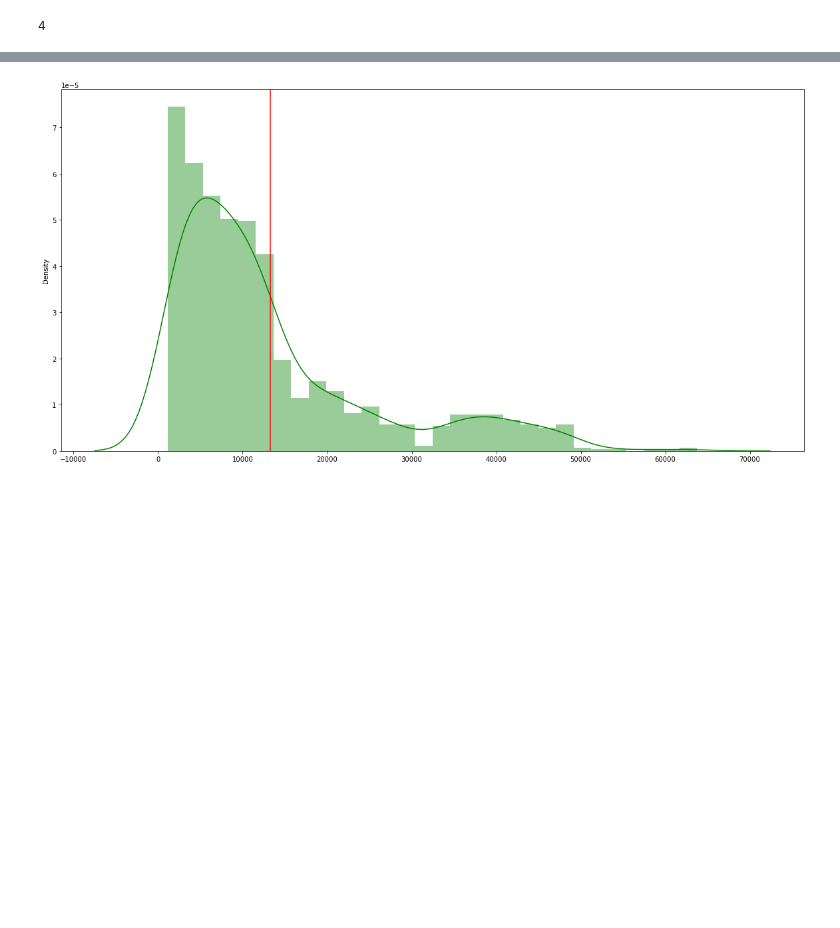
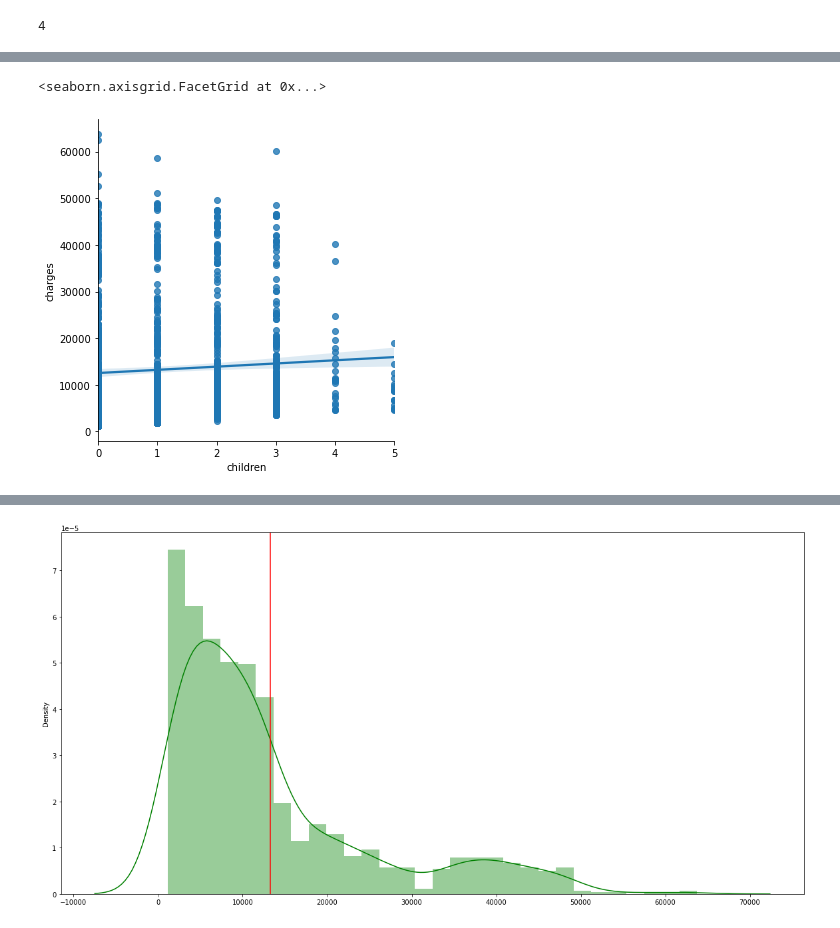
Before and after one commit to JosephMutua/Data_Science_insurance_price_prediction, a Jupyter notebook: feature engineering.ipynb, the cells around one changed output, grey strips where cells are left out. Drawn from its saved outputs; the diff is of its cells as text; code cells hidden in the pictures; blank space fills up the shorter version.

```diff
--- a/feature engineering.ipynb
+++ b/feature engineering.ipynb
@@ -38,0 +132,5 @@ charge_arr=df['charges'].values
+# %%
+sns.lmplot(x="children", y = "charges", data = df)
+# %% [output]
+<seaborn.axisgrid.FacetGrid at 0x...>
+[figure, added]
```
Also changed, not shown: parts of 11 cells of this notebook.
